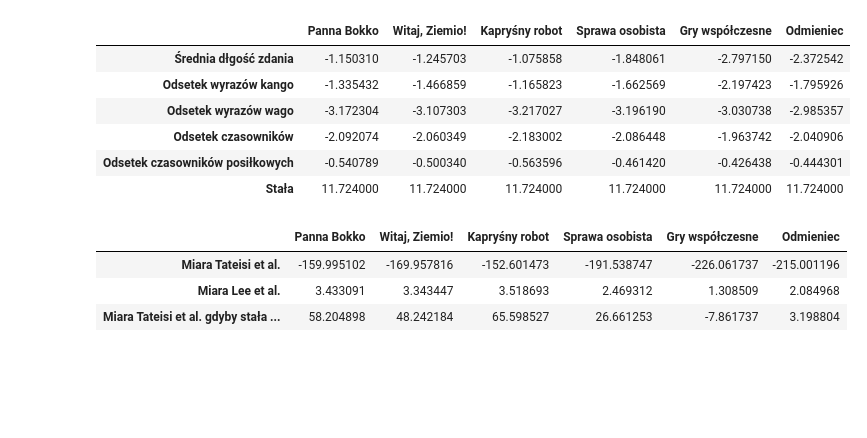
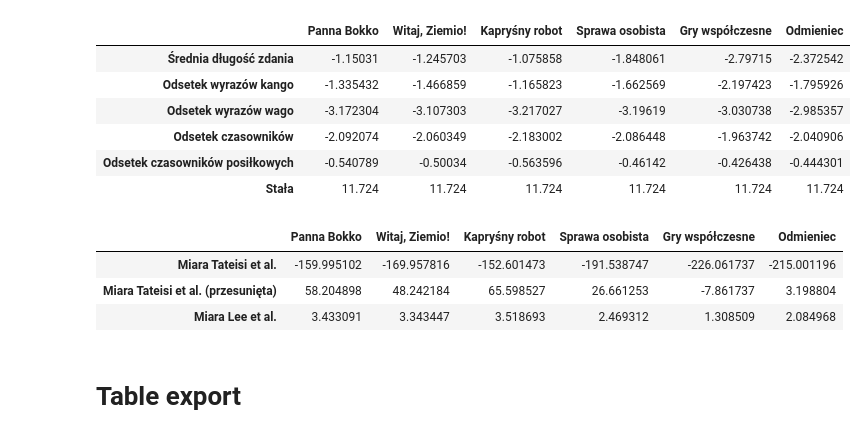
Before and after one commit to Sig00rd/thesis-research, a Jupyter notebook: data & results analysis & presentation.ipynb, the cells around one changed output. Cells and saved outputs as stored; diff of their text form; code cells hidden in the pictures; blank space fills up the shorter version.

```diff
--- a/data & results analysis & presentation.ipynb
+++ b/data & results analysis & presentation.ipynb
@@ -26,6 +27,6 @@ scores = {
     'tatform': {title: tatform[title]['score'] for title in titles},
     'leeform': {title: leeform[title]['score'] for title in titles}
          }
-scores['tatform with plus constant'] = {
-    title: scores['tatform'][title] +2*109.1 for title in scores['tatform']
+scores['tatform with positive constant weight'] = {
+    title: scores['tatform'][title]+2*109.1 for title in scores['tatform']
 }
@@ -34,7 +69,7 @@ tatform_factors_df = pd.DataFrame.from_dict(tatform_factors)
 tatform_weighted_factors_df = pd.DataFrame.from_dict(tatform_weighted_factors)
 leeform_factors_df = pd.DataFrame.from_dict(leeform_factors)
 leeform_weighted_factors_df = pd.DataFrame.from_dict(leeform_weighted_factors)
-score_df = pd.DataFrame.from_dict(scores, orient='index')
+score_df = pd.DataFrame.from_dict(scores, orient='index').reindex(['tatform', 'tatform with positive constant weight', 'leeform'])
 # %%
 titles_translations = {
     'Polish': {
@@ -84,7 +119,7 @@ tatform_factors_translations = {
 }
 leeform_factors_translations = {
     'Polish': {
-        'MEAN SENTENCE LENGTH': 'Średnia dłgość zdania',
+        'MEAN SENTENCE LENGTH': 'Średnia długość zdania',
         'KANGO PROPORTION': 'Odsetek wyrazów kango',
         'WAGO PROPORTION': 'Odsetek wyrazów wago',
         'VERB PROPORTION': 'Odsetek czasowników',
@@ -104,14 +139,21 @@ metric_names_translations = {
     'Polish': {
         'tatform': 'Miara Tateisi et al.',
         'leeform': 'Miara Lee et al.',
-        'tatform with plus constant': 'Miara Tateisi et al. gdyby stała miała dodatnią wagę'
+        'tatform with positive constant weight': 'Miara Tateisi et al. (przesunięta)'
     },
     'English': {
         'tatform': 'Tateisi et al. metric',
         'leeform': 'Lee et al. metric',
-        'tatform with plus constant': 'Tateisi et al. metric if constant had positive weight'
+        'tatform with positive constant weight': 'Tateisi et al. metric (shifted)'
     }
 }
+
+translations_dicts = [titles_translations, tatform_factors_translations, leeform_factors_translations, metric_names_translations]
+all_translations = {'Polish': {}, 'English': {}}
+for lang in all_translations.keys():
+    for d in translations_dicts:
+        for k, val in d[lang].items():
+            all_translations[lang].update({k: val})
 # %%
 def translate(translated: str, dataframe: pd.DataFrame, language: str) -> None:
     if translated == 'tatform':
@@ -246,20 +288,22 @@ dfs['leeform factors']['non-weighted']['Polish']
 # %%
-dfs['leeform factors']['weighted']['Polish']
+dfs['leeform factors']['weighted']['Polish'][:-2]
 # %% [output]
 |  | Panna Bokko | Witaj, Ziemio! | Kapryśny robot | Sprawa osobista | Gry współczesne | Odmieniec |
-| Średnia dłgość zdania | -1.150310 | -1.245703 | -1.075858 | -1.848061 | -2.797150 | -2.372542 |
+| Średnia długość zdania | -1.15031 | -1.245703 | -1.075858 | -1.848061 | -2.79715 | -2.372542 |
 | Odsetek wyrazów kango | -1.335432 | -1.466859 | -1.165823 | -1.662569 | -2.197423 | -1.795926 |
-| Odsetek wyrazów wago | -3.172304 | -3.107303 | -3.217027 | -3.196190 | -3.030738 | -2.985357 |
+| Odsetek wyrazów wago | -3.172304 | -3.107303 | -3.217027 | -3.19619 | -3.030738 | -2.985357 |
 | Odsetek czasowników | -2.092074 | -2.060349 | -2.183002 | -2.086448 | -1.963742 | -2.040906 |
-| Odsetek czasowników posiłkowych | -0.540789 | -0.500340 | -0.563596 | -0.461420 | -0.426438 | -0.444301 |
-| Stała | 11.724000 | 11.724000 | 11.724000 | 11.724000 | 11.724000 | 11.724000 |
+| Odsetek czasowników posiłkowych | -0.540789 | -0.50034 | -0.563596 | -0.46142 | -0.426438 | -0.444301 |
+| Stała | 11.724 | 11.724 | 11.724 | 11.724 | 11.724 | 11.724 |
 # %%
 dfs['score']['Polish']
 # %% [output]
 |  | Panna Bokko | Witaj, Ziemio! | Kapryśny robot | Sprawa osobista | Gry współczesne | Odmieniec |
 | Miara Tateisi et al. | -159.995102 | -169.957816 | -152.601473 | -191.538747 | -226.061737 | -215.001196 |
+| Miara Tateisi et al. (przesunięta) | 58.204898 | 48.242184 | 65.598527 | 26.661253 | -7.861737 | 3.198804 |
 | Miara Lee et al. | 3.433091 | 3.343447 | 3.518693 | 2.469312 | 1.308509 | 2.084968 |
-| Miara Tateisi et al. gdyby stała ... | 58.204898 | 48.242184 | 65.598527 | 26.661253 | -7.861737 | 3.198804 |
+# %% [markdown]
+# Table export
 # %%
 # https://stackoverflow.com/a/63387275
 # how2 get images out of dataframes
```
Also changed, not shown: parts of 22 cells of this notebook, 15 other files.
